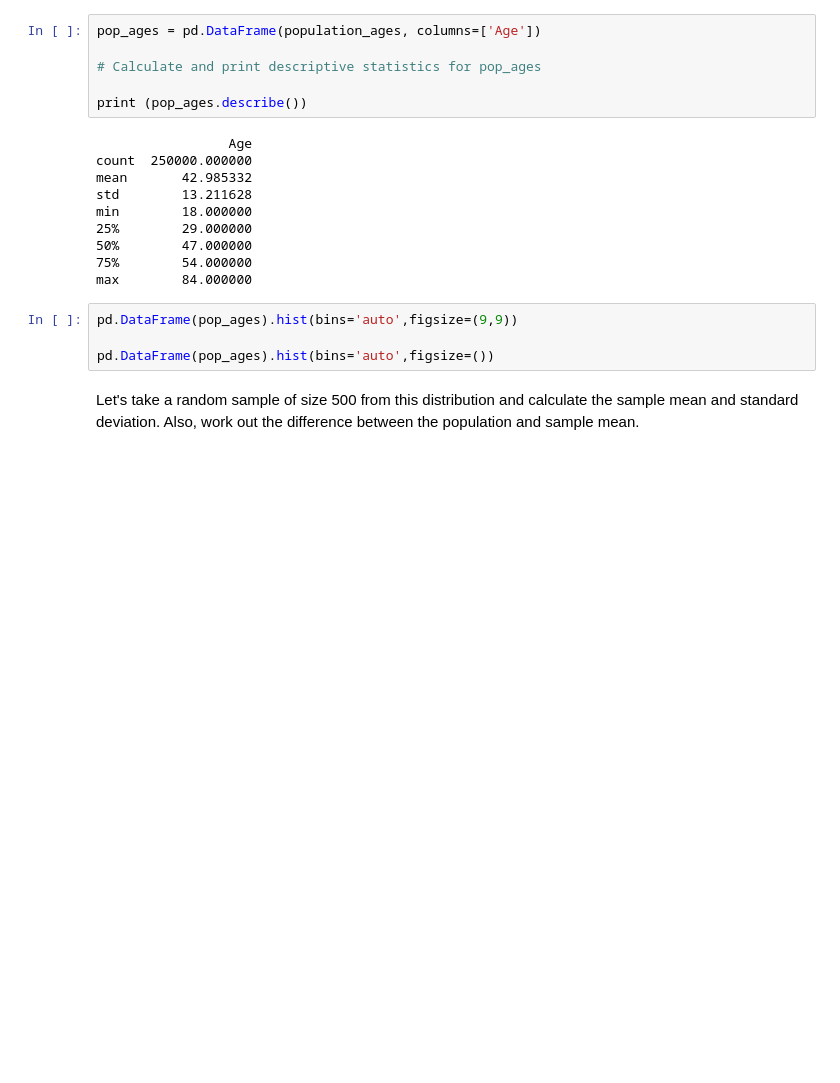
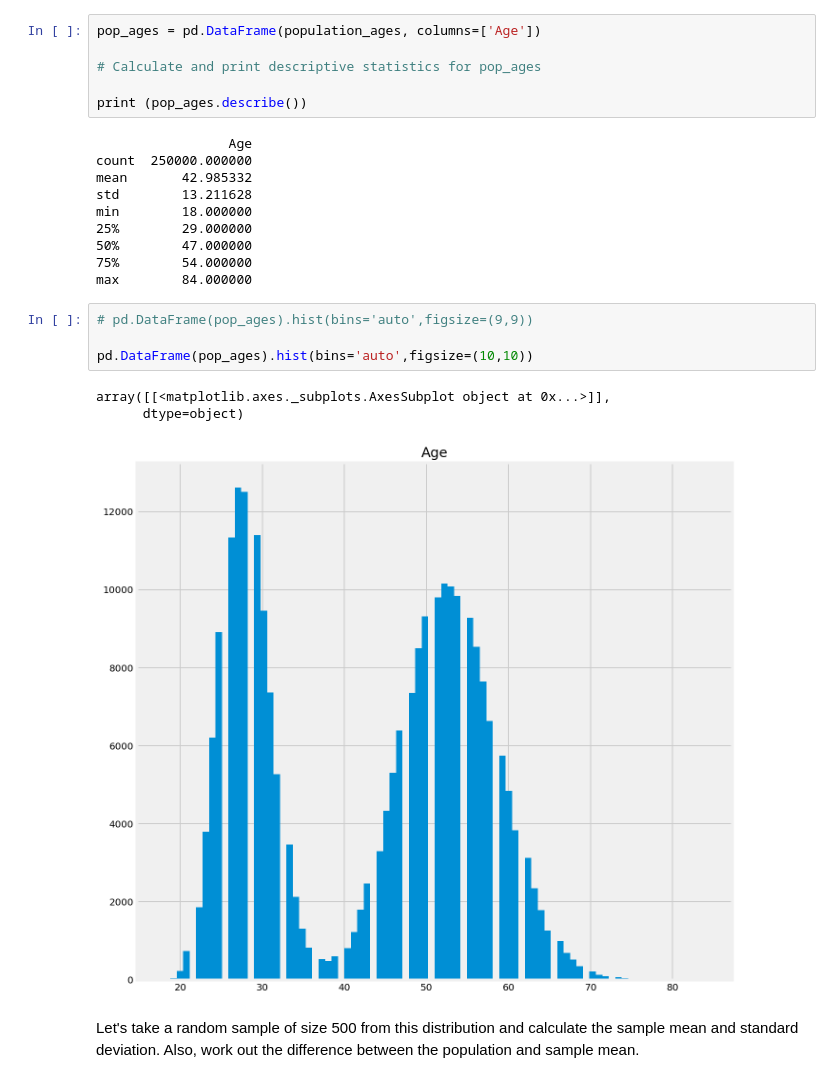
Before and after one commit to ravaxis/dsc-confidence-intervals-lab-nyc-ds-082619, a Jupyter notebook: index.ipynb, the cells around one changed output. Drawn from its saved outputs; the diff is of its cells as text; blank space fills up the shorter version.

```diff
--- a/index.ipynb
+++ b/index.ipynb
@@ -58,9 +58,13 @@ min        18.000000
 75%        54.000000
 max        84.000000
 # %%
-pd.DataFrame(pop_ages).hist(bins='auto',figsize=(9,9))
+# pd.DataFrame(pop_ages).hist(bins='auto',figsize=(9,9))
 
-pd.DataFrame(pop_ages).hist(bins='auto',figsize=())
+pd.DataFrame(pop_ages).hist(bins='auto',figsize=(10,10))
+# %% [output]
+array([[<matplotlib.axes._subplots.AxesSubplot object at 0x...>]],
+      dtype=object)
+[figure, added]
 # %% [markdown]
 Let's take a random sample of size 500 from this distribution and calculate the sample mean and standard deviation. Also, work out the difference between the population and sample mean.
 # %%
```
